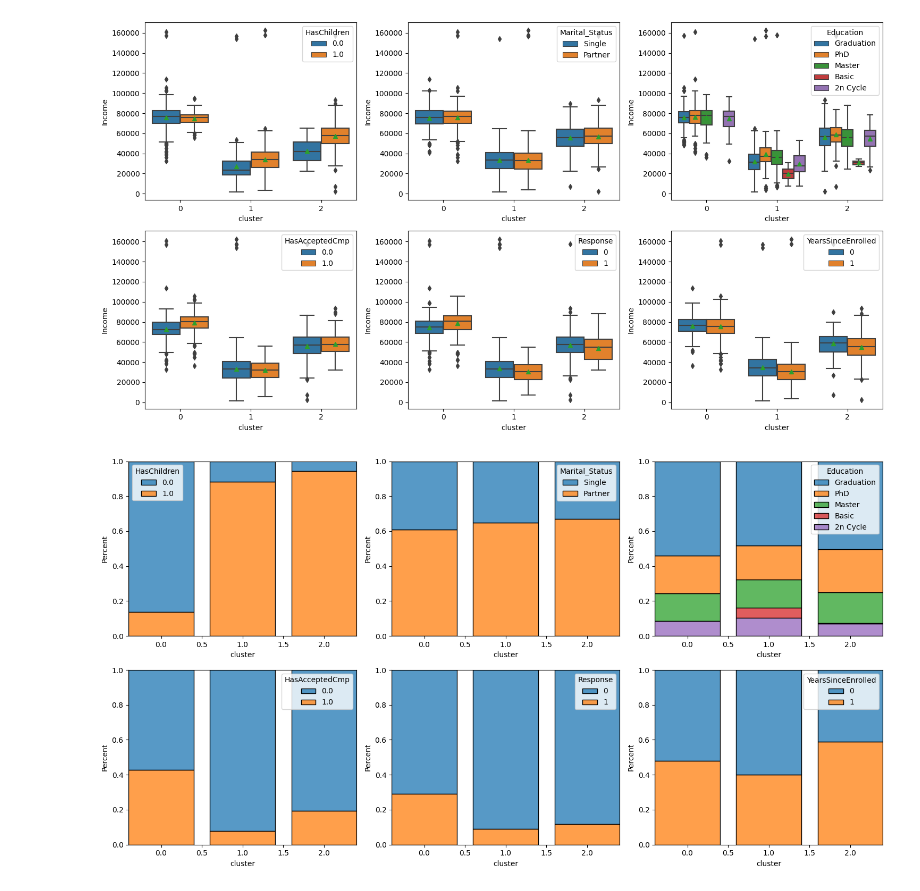
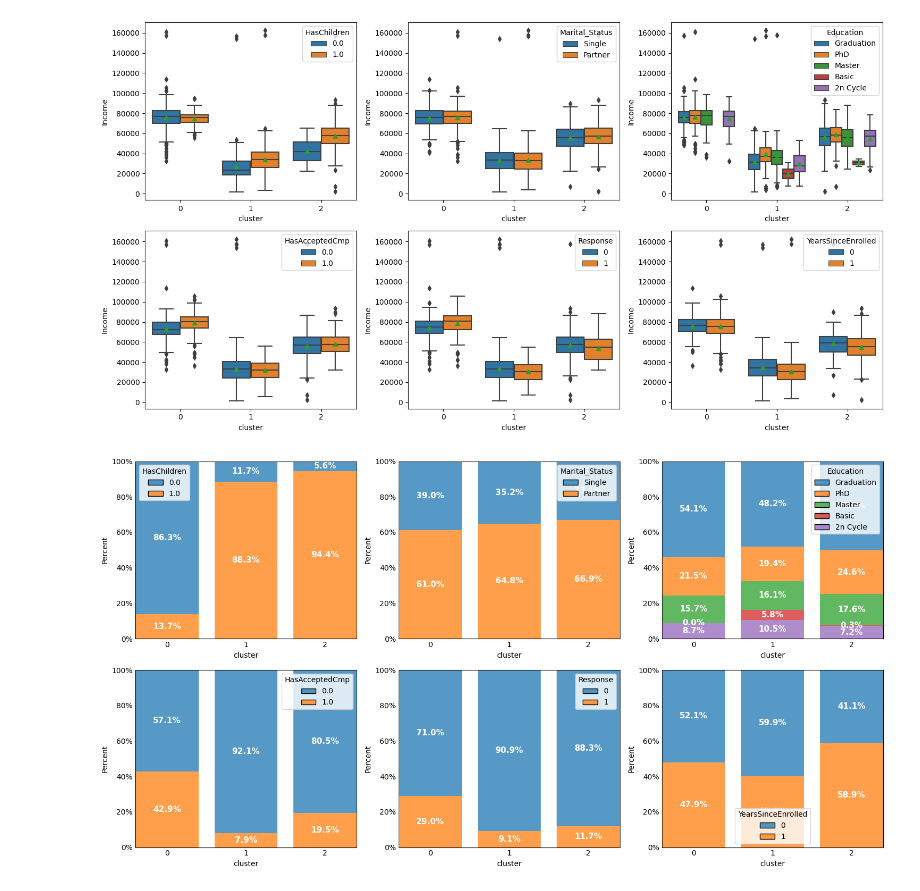
Before and after one commit to BraulioHermanson/IFOOD_2020, a Jupyter notebook: notebook/02_clustering.ipynb, the cells around one changed output. Cells and saved outputs as stored; diff of their text form; code cells hidden in the pictures.

```diff
--- a/notebook/02_clustering.ipynb
+++ b/notebook/02_clustering.ipynb
@@ -247,10 +247,10 @@ pipeline["clustering"].labels_
 # %% [output]
 array([0, 1, 0, ..., 0, 2, 1])
 # %%
-df_clusterd = df.copy()
-df_clusterd["cluster"] = pipeline["clustering"].labels_
+df_clustered = df.copy()
+df_clustered["cluster"] = pipeline["clustering"].labels_
 
-df_clusterd.head()
+df_clustered.head()
 # %% [output]
 |  | Education | Marital_Status | Income | Kidhome | Teenhome | Recency | MntWines | MntFruits | MntMeatProducts | ... |
 | 0 | Graduation | Single | 58138.0 | 0 | 0 | 58 | 635 | 88 | 546 | ... |
@@ -285,7 +285,7 @@ pairplot(df_clusterd,columns_analysis,hue_column="cluster")
 fig, axs = plt.subplots(nrows=1,ncols=5, figsize=(15,5), tight_layout = True)
 
 for ax, col in zip(axs, columns_analysis):
-    sns.boxplot(x="cluster",y=col, data=df_clusterd, ax=ax, showmeans=True)
+    sns.boxplot(x="cluster",y=col, data=df_clustered, ax=ax, showmeans=True)
 # %% [output]
 [figure]
 # %%
@@ -303,22 +303,36 @@ cluster_diff_cols =["MntTotal","Income"]
 fig, axs = plt.subplots(nrows=1,ncols=6, figsize=(15,5), tight_layout = True)
 
 for ax, col in zip(axs, columns):
-    sns.boxplot(x="cluster",y=cluster_diff_cols[0], data=df_clusterd, ax=ax, showmeans=True,hue = col)
+    sns.boxplot(x="cluster",y=cluster_diff_cols[0], data=df_clustered, ax=ax, showmeans=True,hue = col)
 # %% [output]
 [figure]
 # %%
 fig, axs = plt.subplots(nrows=2,ncols=3, figsize=(15,8), tight_layout = True)
 
 for ax, col in zip(axs.flatten(), columns):
-    sns.boxplot(x="cluster",y=cluster_diff_cols[1], data=df_clusterd, ax=ax, showmeans=True,hue = col)
+    sns.boxplot(x="cluster",y=cluster_diff_cols[1], data=df_clustered, ax=ax, showmeans=True,hue = col)
 # %% [output]
 [figure]
 # %%
+from matplotlib.ticker import PercentFormatter
+
 fig, axs = plt.subplots(nrows=2,ncols=3, figsize=(15,8), tight_layout = True)
 
 for ax, col in zip(axs.flatten(), columns):
-    sns.histplot(x="cluster", hue=col, data=df_clusterd, ax=ax,multiple="fill",stat="percent",discrete=True, shrink= 0.8)
+    h = sns.histplot(x="cluster", hue=col, data=df_clustered, ax=ax,multiple="fill",stat="percent",discrete=True, shrink= 0.8)
+    n_clusters = df_clustered["cluster"].nunique()
+    h.set_xticks(range(n_clusters))
+    h.yaxis.set_major_formatter(PercentFormatter(1))
+    h.set_label("")
+    h.tick_params(axis="both",which="both",length=0)
 
+    for bars in h.containers:
+        h.bar_label(bars,label_type="center", labels=[f'{b.get_height():.1%}' for b in bars], color = "white", weight="bold", fontsize=11)
+
+    for bar in h.patches:
+        bar.set_linewidth(0)
+
+plt.subplots_adjust(hspace=0.3,wspace=0.3)
 plt.show()
 # %% [output]
-[figure, old version]
+[figure, new version]
```
Also changed, not shown: parts of 2 cells of this notebook, 1 other file.
